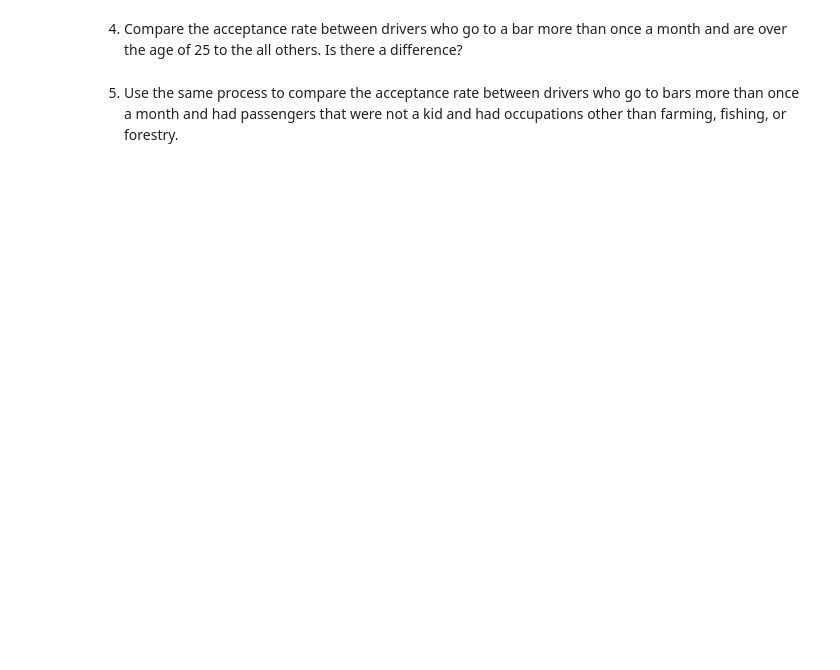
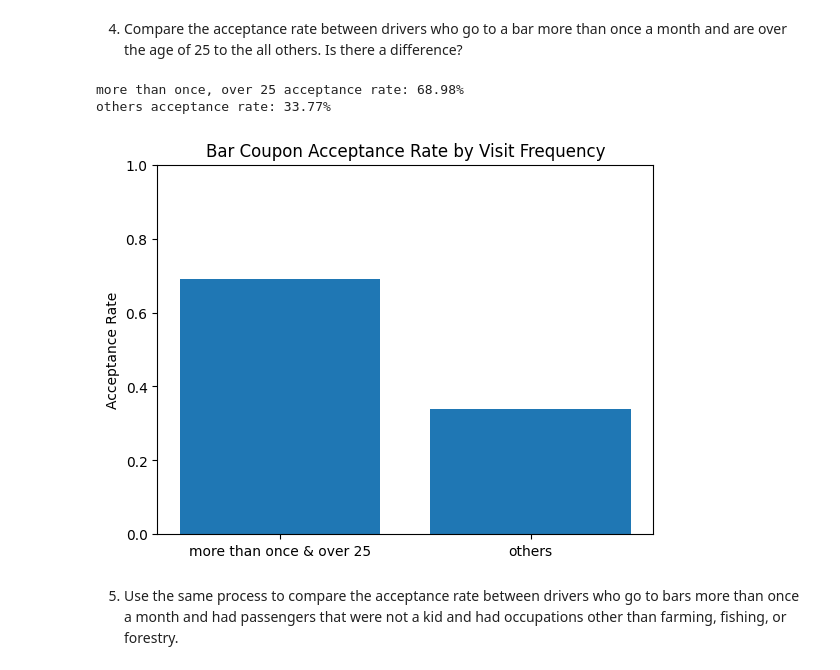
Before and after one commit to cnolan3/coupon_acceptance, a Jupyter notebook: prompt.ipynb, the cells around one changed output. Saved outputs shown, nothing was run; the diff lists cells and outputs as text; code cells hidden in the pictures; blank space fills up the shorter version.

```diff
--- a/prompt.ipynb
+++ b/prompt.ipynb
@@ -215,4 +257,26 @@ Now, we will lead you through an exploration of just the bar related coupons.
 # %% [markdown]
 4. Compare the acceptance rate between drivers who go to a bar more than once a month and are over the age of 25 to the all others.  Is there a difference?
+# %%
+
+gt1 = ["1~3", "4~8", "gt8"]
+younger25 = ["below21", "21"]
+bar_gt1_over25 = bar[bar["Bar"].isin(gt1) & ~bar["age"].isin(younger25)]
+percent_gt1_over25 = bar_gt1_over25["Y"].mean()
+
+bar_others = bar[~(bar["Bar"].isin(gt1) & ~bar["age"].isin(younger25))]
+percent_others = bar_others["Y"].mean()
+
+print(f'more than once, over 25 acceptance rate: {percent_gt1_over25:.2%}')
+print(f'others acceptance rate: {percent_others:.2%}')
+
+plt.bar(['more than once & over 25', 'others'], [percent_gt1_over25, percent_others])
+plt.ylabel('Acceptance Rate')
+plt.title('Bar Coupon Acceptance Rate by Visit Frequency')
+plt.ylim(0, 1)
+plt.show()
+# %% [output]
+more than once, over 25 acceptance rate: 68.98%
+others acceptance rate: 33.77%
+[figure, added]
 # %% [markdown]
 5. Use the same process to compare the acceptance rate between drivers who go to bars more than once a month and had passengers that were not a kid and had occupations other than farming, fishing, or forestry.
```
Also changed, not shown: parts of 9 cells of this notebook.
